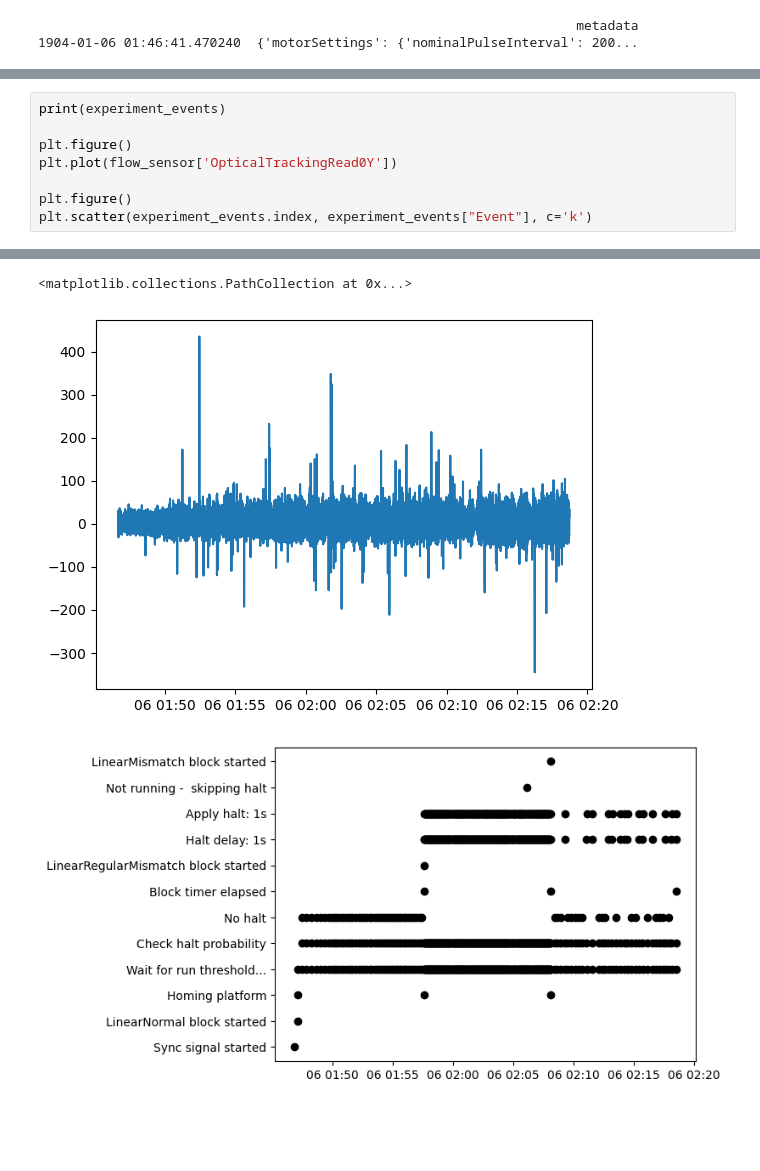
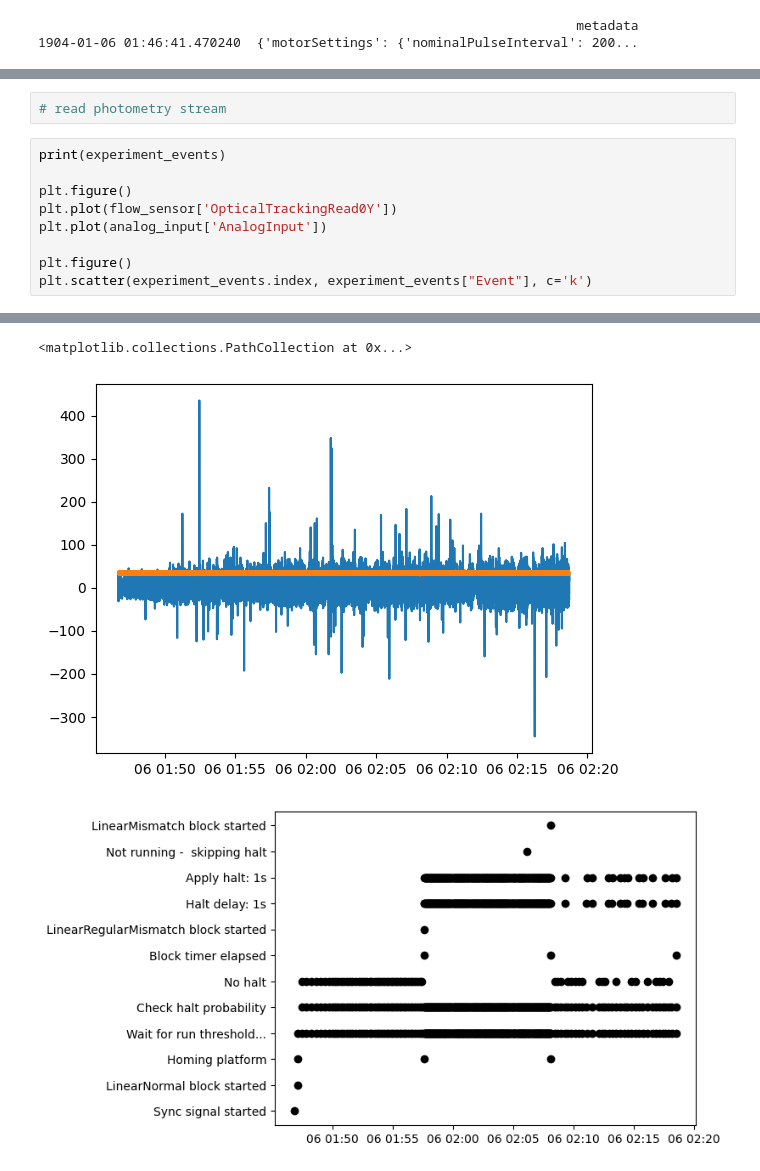
Before and after one commit to neurogears/vestibular-vr, a Jupyter notebook: analysis/photometry_sync_example.ipynb, the cells around one changed output, grey strips where cells are left out. Drawn from its saved outputs; the diff is of its cells as text; blank space fills up the shorter version.

```diff
--- a/analysis/photometry_sync_example.ipynb
+++ b/analysis/photometry_sync_example.ipynb
@@ -62,8 +60,11 @@ Time
+# %%
+# read photometry stream
 # %%
 print(experiment_events)
 
 plt.figure()
 plt.plot(flow_sensor['OpticalTrackingRead0Y'])
+plt.plot(analog_input['AnalogInput'])
 
 plt.figure()
 plt.scatter(experiment_events.index, experiment_events["Event"], c='k')
@@ -86,3 +87,3 @@ Time
 <matplotlib.collections.PathCollection at 0x...>
-[figure, old version]
+[figure, new version]
 [figure]
```
Also changed, not shown: parts of 6 cells of this notebook, 1 other file.
